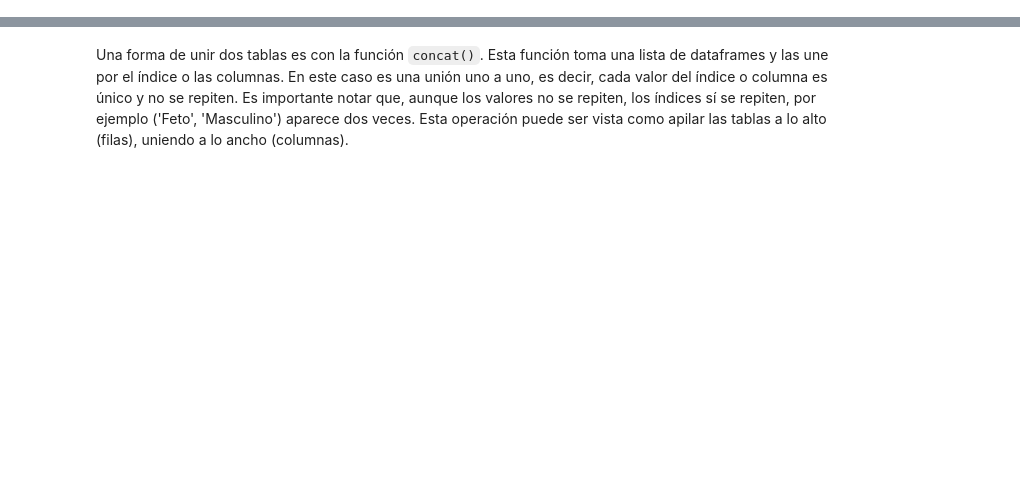
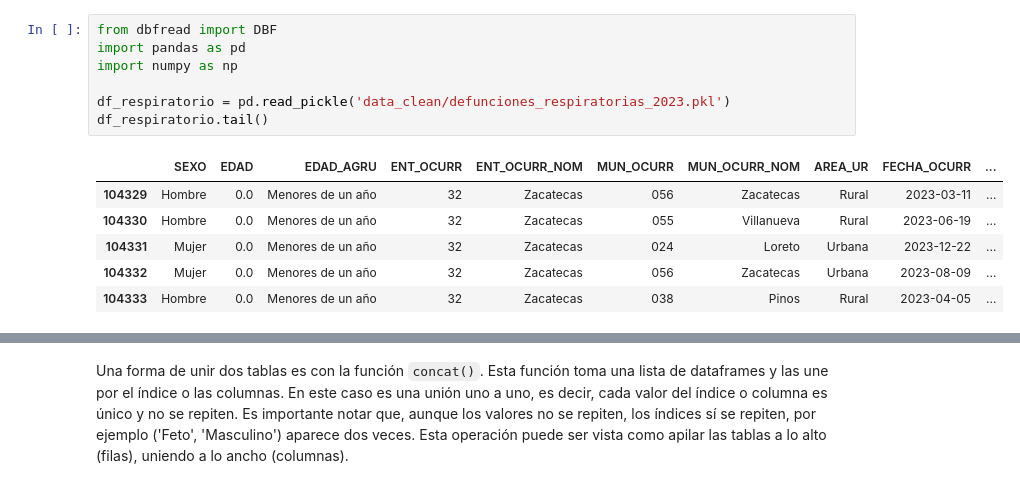
Before and after one commit to mar-esther23/Python_EDR2023, a Jupyter notebook: CPEDR_5Manipulación.ipynb, the cells around one changed output, grey strips where cells are left out. Saved outputs shown, nothing was run; the diff lists cells and outputs as text; blank space fills up the shorter version.

```diff
--- a/CPEDR_5Manipulación.ipynb
+++ b/CPEDR_5Manipulación.ipynb
@@ -365,0 +18,14 @@ Name: N_mayores_edad, dtype: int64
+# %%
+from dbfread import DBF
+import pandas as pd
+import numpy as np
+
+df_respiratorio = pd.read_pickle('data_clean/defunciones_respiratorias_2023.pkl')
+df_respiratorio.tail()
+# %% [output]
+|  | SEXO | EDAD | EDAD_AGRU | ENT_OCURR | ENT_OCURR_NOM | MUN_OCURR | MUN_OCURR_NOM | AREA_UR | FECHA_OCURR | ... |
+| 104329 | Hombre | 0.0 | Menores de un año | 32 | Zacatecas | 056 | Zacatecas | Rural | 2023-03-11 | ... |
+| 104330 | Hombre | 0.0 | Menores de un año | 32 | Zacatecas | 055 | Villanueva | Rural | 2023-06-19 | ... |
+| 104331 | Mujer | 0.0 | Menores de un año | 32 | Zacatecas | 024 | Loreto | Urbana | 2023-12-22 | ... |
+| 104332 | Mujer | 0.0 | Menores de un año | 32 | Zacatecas | 056 | Zacatecas | Urbana | 2023-08-09 | ... |
+| 104333 | Hombre | 0.0 | Menores de un año | 32 | Zacatecas | 038 | Pinos | Rural | 2023-04-05 | ... |
```
Also changed, not shown: parts of 102 cells of this notebook, 7 other files.
